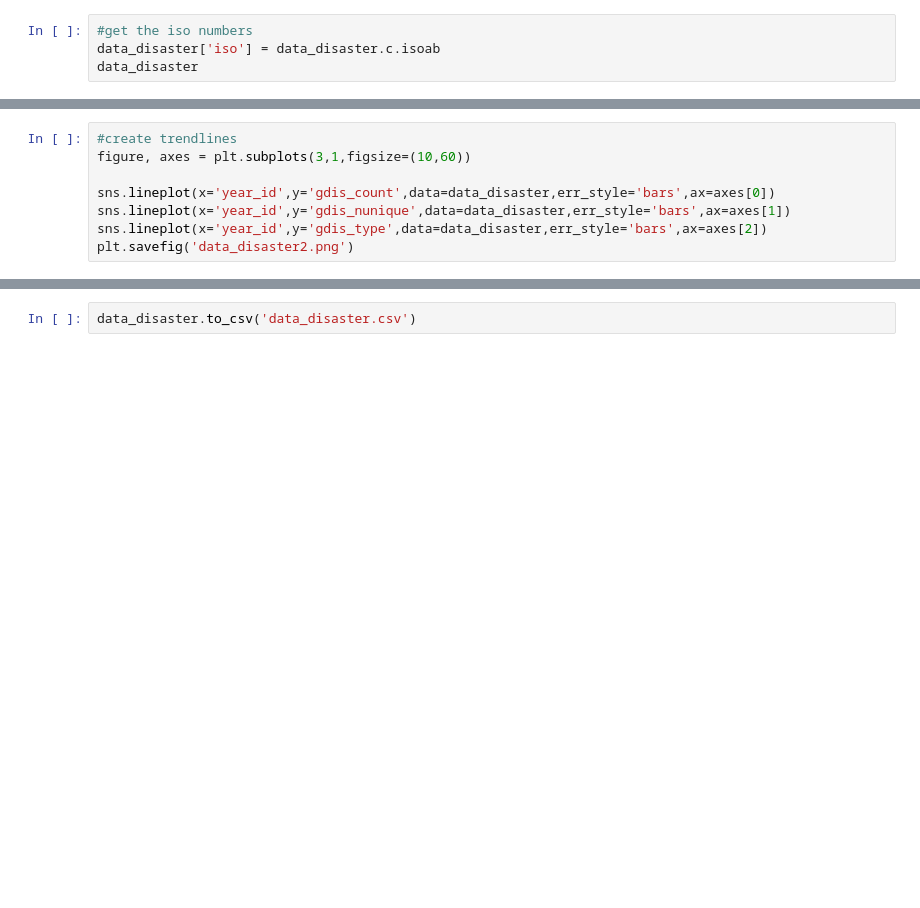
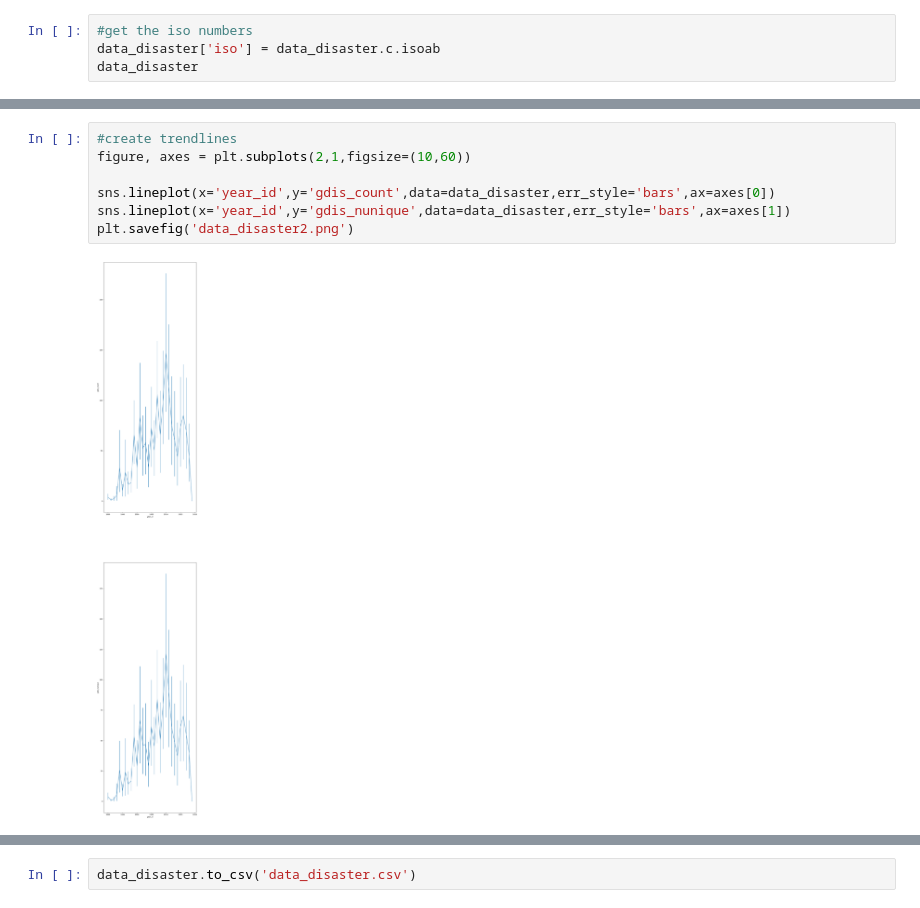
Before and after one commit to NatStrom/Thesis, a Jupyter notebook: controls.ipynb, the cells around one changed output, grey strips where cells are left out. Saved outputs shown, nothing was run; the diff lists cells and outputs as text; blank space fills up the shorter version.

```diff
--- a/controls.ipynb
+++ b/controls.ipynb
@@ -905,8 +925,9 @@ plt.savefig('data_disaster1.png')
 # %%
 #create trendlines
-figure, axes = plt.subplots(3,1,figsize=(10,60))
+figure, axes = plt.subplots(2,1,figsize=(10,60))
 
 sns.lineplot(x='year_id',y='gdis_count',data=data_disaster,err_style='bars',ax=axes[0])
 sns.lineplot(x='year_id',y='gdis_nunique',data=data_disaster,err_style='bars',ax=axes[1])
-sns.lineplot(x='year_id',y='gdis_type',data=data_disaster,err_style='bars',ax=axes[2])
 plt.savefig('data_disaster2.png')
+# %% [output]
+[figure, added]
```
Also changed, not shown: parts of 19 cells of this notebook, 1 other file.
